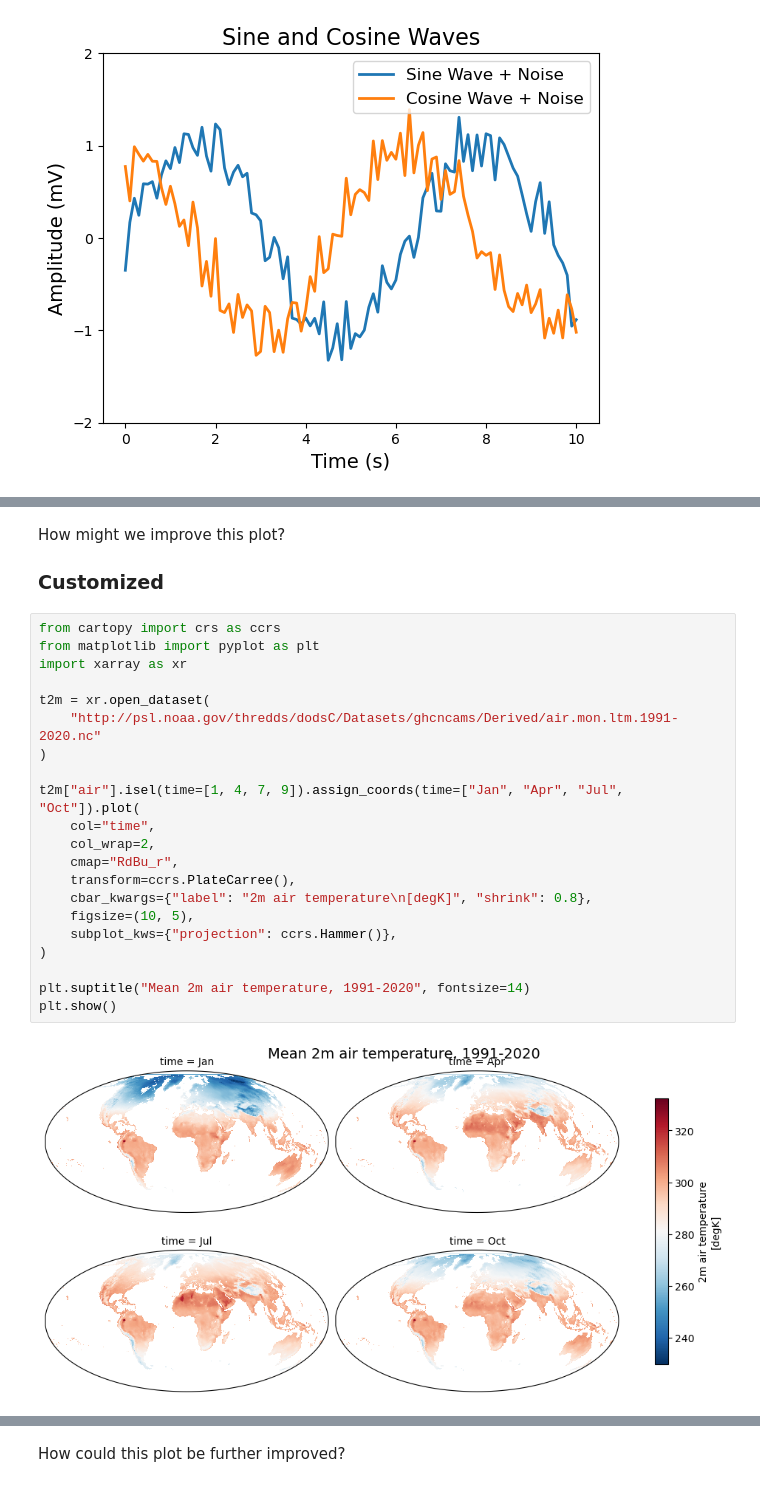
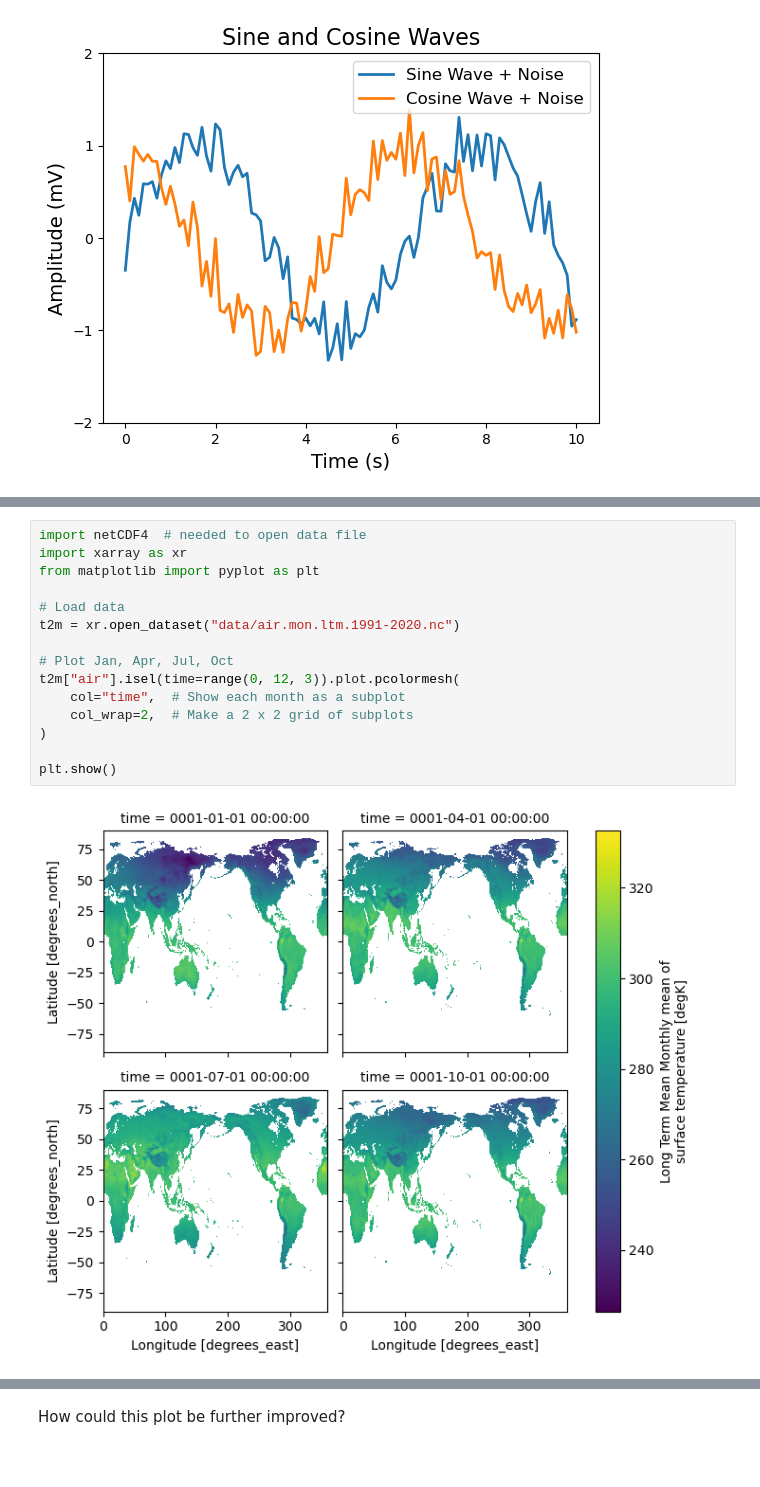
Before and after one commit to IGE-OpenReproLab2025/training-sessions-material, a Jupyter notebook: improving-plots.ipynb, the cells around one changed output, grey strips where cells are left out. Saved outputs shown, nothing was run; the diff lists cells and outputs as text; blank space fills up the shorter version.

Commit message:
Update plotting examples notebook
* Improve map example
* Track datafile (2.8 Mb) in git b/c NOAA THREDDS server seems unreliable

```diff
--- a/improving-plots.ipynb
+++ b/improving-plots.ipynb
@@ -163,27 +182,17 @@ t2m["air"].isel(time=7).plot()
-# %% [markdown]
-How might we improve this plot?
-
-### Customized
-# %%
-from cartopy import crs as ccrs
-from matplotlib import pyplot as plt
-import xarray as xr
-
-t2m = xr.open_dataset(
-    "http://psl.noaa.gov/thredds/dodsC/Datasets/ghcncams/Derived/air.mon.ltm.1991-2020.nc"
-)
-
-t2m["air"].isel(time=[1, 4, 7, 9]).assign_coords(time=["Jan", "Apr", "Jul", "Oct"]).plot(
-    col="time",
-    col_wrap=2,
-    cmap="RdBu_r",
-    transform=ccrs.PlateCarree(),
-    cbar_kwargs={"label": "2m air temperature\n[degK]", "shrink": 0.8},
-    figsize=(10, 5),
-    subplot_kws={"projection": ccrs.Hammer()},
-)
-
-plt.suptitle("Mean 2m air temperature, 1991-2020", fontsize=14)
-plt.show()
-# %% [output]
-[figure, removed]
+# %%
+import netCDF4  # needed to open data file
+import xarray as xr
+from matplotlib import pyplot as plt
+
+# Load data
+t2m = xr.open_dataset("data/air.mon.ltm.1991-2020.nc")
+
+# Plot Jan, Apr, Jul, Oct
+t2m["air"].isel(time=range(0, 12, 3)).plot.pcolormesh(
+    col="time",  # Show each month as a subplot
+    col_wrap=2,  # Make a 2 x 2 grid of subplots
+)
+
+plt.show()
+# %% [output]
+[figure, added]
```
Also changed, not shown: parts of 13 cells of this notebook, 2 other files.
